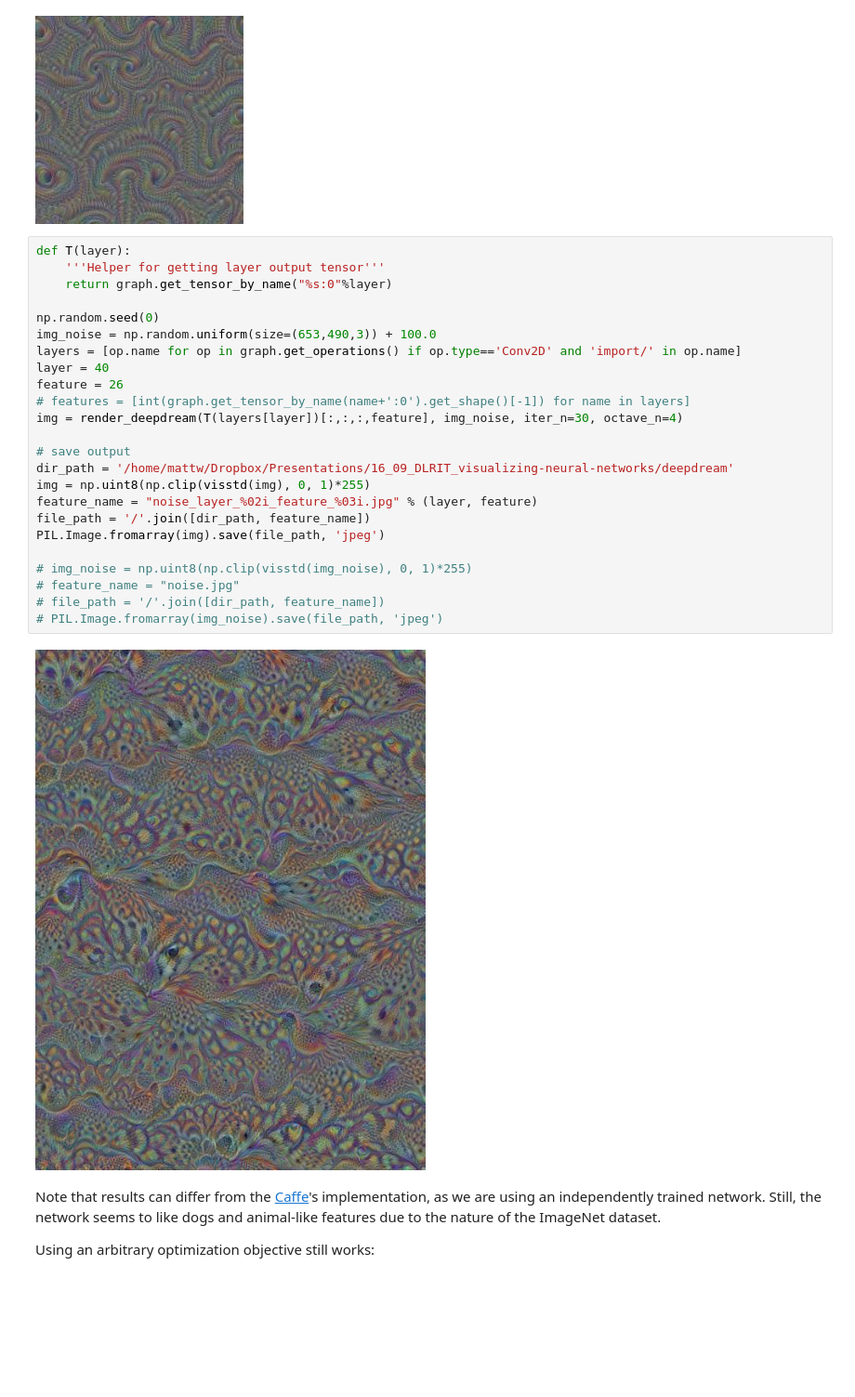
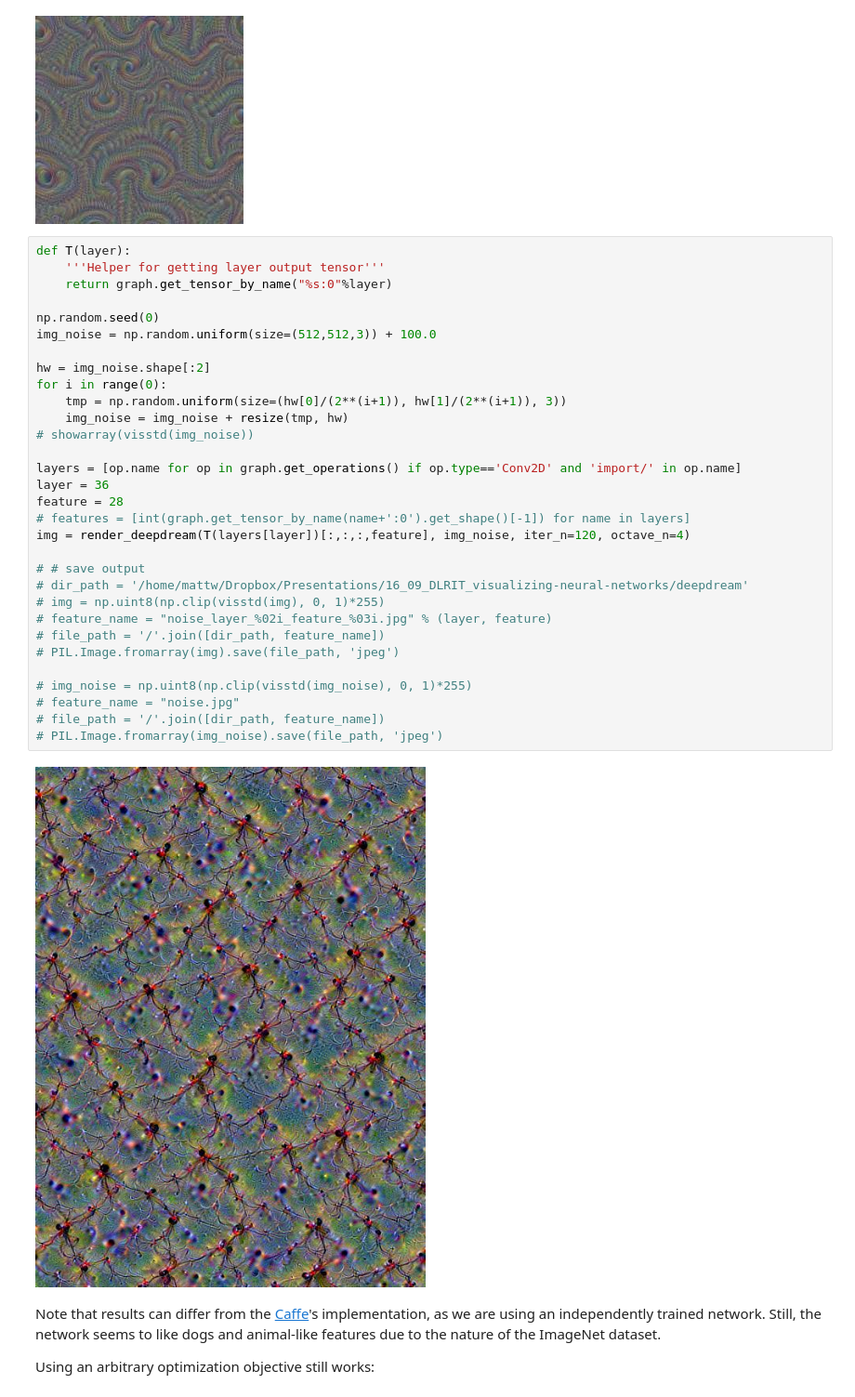
Before and after one commit to deepbluesea/tf-deepdream, a Jupyter notebook: deepdream.ipynb, the cells around one changed output. Shown at 93% size. Drawn from its saved outputs; the diff is of its cells as text; blank space fills up the shorter version.

```diff
--- a/deepdream.ipynb
+++ b/deepdream.ipynb
@@ -433,29 +433,36 @@ render_deepdream(tf.square(T('mixed4c')), img0)
 # %%
 def T(layer):
     '''Helper for getting layer output tensor'''
     return graph.get_tensor_by_name("%s:0"%layer)
 
 np.random.seed(0)
-img_noise = np.random.uniform(size=(653,490,3)) + 100.0
+img_noise = np.random.uniform(size=(512,512,3)) + 100.0
+
+hw = img_noise.shape[:2]
+for i in range(0):
+    tmp = np.random.uniform(size=(hw[0]/(2**(i+1)), hw[1]/(2**(i+1)), 3))
+    img_noise = img_noise + resize(tmp, hw)
+# showarray(visstd(img_noise))
+
 layers = [op.name for op in graph.get_operations() if op.type=='Conv2D' and 'import/' in op.name]
-layer = 40
-feature = 26
+layer = 36
+feature = 28
 # features = [int(graph.get_tensor_by_name(name+':0').get_shape()[-1]) for name in layers]
-img = render_deepdream(T(layers[layer])[:,:,:,feature], img_noise, iter_n=30, octave_n=4)
+img = render_deepdream(T(layers[layer])[:,:,:,feature], img_noise, iter_n=120, octave_n=4)
 
-# save output
-dir_path = '/home/mattw/Dropbox/Presentations/16_09_DLRIT_visualizing-neural-networks/deepdream'
-img = np.uint8(np.clip(visstd(img), 0, 1)*255)
-feature_name = "noise_layer_%02i_feature_%03i.jpg" % (layer, feature)
-file_path = '/'.join([dir_path, feature_name])
-PIL.Image.fromarray(img).save(file_path, 'jpeg')
+# # save output
+# dir_path = '/home/mattw/Dropbox/Presentations/16_09_DLRIT_visualizing-neural-networks/deepdream'
+# img = np.uint8(np.clip(visstd(img), 0, 1)*255)
+# feature_name = "noise_layer_%02i_feature_%03i.jpg" % (layer, feature)
+# file_path = '/'.join([dir_path, feature_name])
+# PIL.Image.fromarray(img).save(file_path, 'jpeg')
 
 # img_noise = np.uint8(np.clip(visstd(img_noise), 0, 1)*255)
 # feature_name = "noise.jpg"
 # file_path = '/'.join([dir_path, feature_name])
 # PIL.Image.fromarray(img_noise).save(file_path, 'jpeg')
 # %% [output]
-[figure, old version]
+[figure, new version]
 # %% [markdown]
 Note that results can differ from the [Caffe](https://github.com/BVLC/caffe)'s implementation, as we are using an independently trained network. Still, the network seems to like dogs and animal-like features due to the nature of the ImageNet dataset.
 
```
Also changed, not shown: 8 other files.
